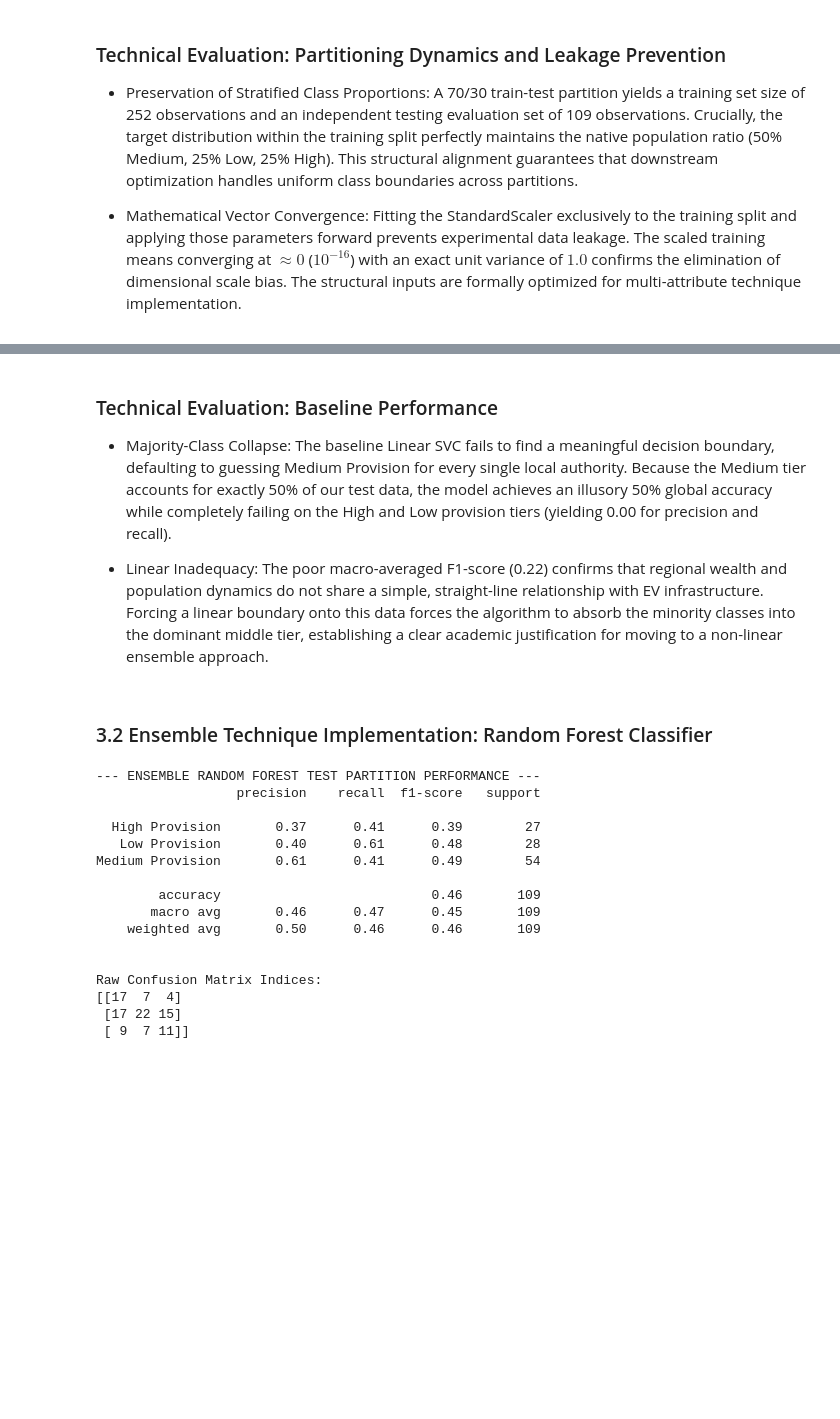
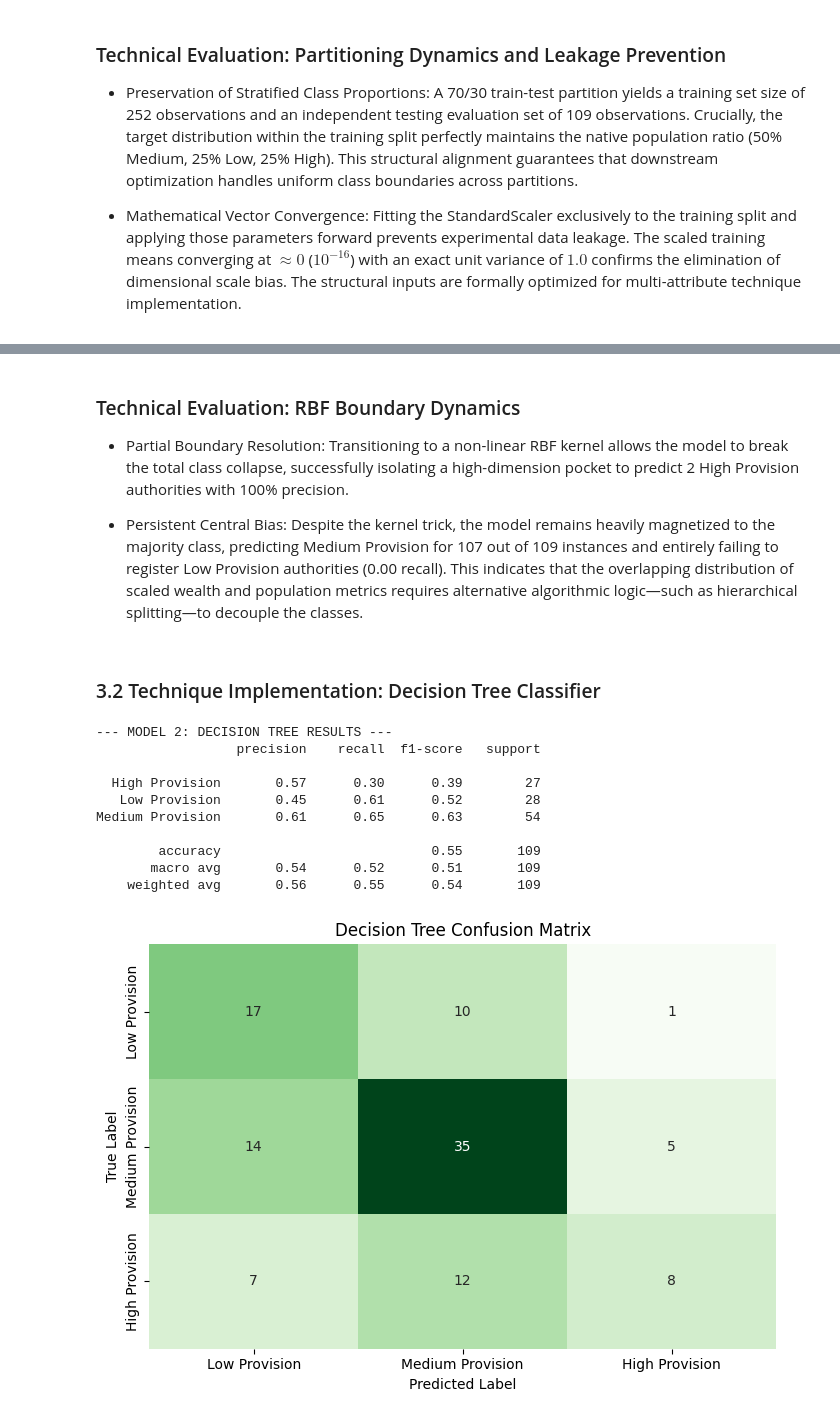
Before and after one commit to t3chE/uk-ev-infrastructure-classification, a Jupyter notebook: 2418010_A3_Notebook.ipynb, the cells around one changed output, grey strips where cells are left out. Drawn from its saved outputs; the diff is of its cells as text; code cells hidden in the pictures; blank space fills up the shorter version.

```diff
--- a/2418010_A3_Notebook.ipynb
+++ b/2418010_A3_Notebook.ipynb
@@ -439,51 +443,50 @@ Raw Confusion Matrix Indices:
 # %% [markdown]
-### Technical Evaluation: Baseline Performance
-* Majority-Class Collapse: The baseline Linear SVC fails to find a meaningful decision boundary, defaulting to guessing Medium Provision for every single local authority. Because the Medium tier accounts for exactly 50% of our test data, the model achieves an illusory 50% global accuracy while completely failing on the High and Low provision tiers (yielding 0.00 for precision and recall).
+### Technical Evaluation: RBF Boundary Dynamics
+* Partial Boundary Resolution: Transitioning to a non-linear RBF kernel allows the model to break the total class collapse, successfully isolating a high-dimension pocket to predict 2 High Provision authorities with 100% precision.
 
-* Linear Inadequacy: The poor macro-averaged F1-score (0.22) confirms that regional wealth and population dynamics do not share a simple, straight-line relationship with EV infrastructure. Forcing a linear boundary onto this data forces the algorithm to absorb the minority classes into the dominant middle tier, establishing a clear academic justification for moving to a non-linear ensemble approach.
+* Persistent Central Bias: Despite the kernel trick, the model remains heavily magnetized to the majority class, predicting Medium Provision for 107 out of 109 instances and entirely failing to register Low Provision authorities (0.00 recall). This indicates that the overlapping distribution of scaled wealth and population metrics requires alternative algorithmic logic—such as hierarchical splitting—to decouple the classes.
 # %% [markdown]
-### 3.2 Ensemble Technique Implementation: Random Forest Classifier
+### 3.2 Technique Implementation: Decision Tree Classifier
 # %%
-from sklearn.ensemble import RandomForestClassifier
+import matplotlib.pyplot as plt
+import seaborn as sns
+from sklearn.tree import DecisionTreeClassifier
 from sklearn.metrics import classification_report, confusion_matrix
 
-# 1. Initialize the Ensemble Random Forest Classifier
-# We set max_depth to control overfitting on our smaller regional dataset
-ensemble_rf = RandomForestClassifier(
-    n_estimators=100,
-    max_depth=5,
-    random_state=42,
-    class_weight='balanced'
-)
+# Instantiate the Decision Tree using the course-specified max_depth to control overfitting
+tree_model = DecisionTreeClassifier(max_depth=4, random_state=42)
 
-# 2. Train the ensemble model using the scaled training features
-ensemble_rf.fit(X_train_scaled, y_train)
+# Fit the model using the training data (Decision Trees don't strictly require scaling, but using the same split maintains consistency)
+tree_model.fit(X_train_scaled, y_train)
 
-# 3. Generate predictions across the test partition
-y_pred_rf = ensemble_rf.predict(X_test_scaled)
+# Generate predictions across the independent test partition
+tree_preds = tree_model.predict(X_test_scaled)
 
-# 4. Output the performance metrics to evaluate the ensemble's capacity
-print("--- ENSEMBLE RANDOM FOREST TEST PARTITION PERFORMANCE ---")
-# Using zero_division=0 to keep our output completely clean and professional
-print(classification_report(y_test, y_pred_rf, zero_division=0))
+# Output the classification report
+print("--- MODEL 2: DECISION TREE RESULTS ---")
+print(classification_report(y_test, tree_preds, zero_division=0))
 
-print("\nRaw Confusion Matrix Indices:")
-print(confusion_matrix(y_test, y_pred_rf, labels=['Low Provision', 'Medium Provision', 'High Provision']))
+# Visualize the Confusion Matrix using a clean Seaborn Heatmap
+plt.figure(figsize=(7, 5))
+classes = ['Low Provision', 'Medium Provision', 'High Provision']
+cm_tree = confusion_matrix(y_test, tree_preds, labels=classes)
+
+sns.heatmap(cm_tree, annot=True, fmt='d', cmap='Greens', xticklabels=classes, yticklabels=classes, cbar=False)
+plt.title("Decision Tree Confusion Matrix")
+plt.xlabel("Predicted Label")
+plt.ylabel("True Label")
+plt.tight_layout()
+plt.show()
 # %% [output]
---- ENSEMBLE RANDOM FOREST TEST PARTITION PERFORMANCE ---
+--- MODEL 2: DECISION TREE RESULTS ---
                   precision    recall  f1-score   support
 
-  High Provision       0.37      0.41      0.39        27
-   Low Provision       0.40      0.61      0.48        28
-Medium Provision       0.61      0.41      0.49        54
+  High Provision       0.57      0.30      0.39        27
+   Low Provision       0.45      0.61      0.52        28
+Medium Provision       0.61      0.65      0.63        54
 
-        accuracy                           0.46       109
-       macro avg       0.46      0.47      0.45       109
-    weighted avg       0.50      0.46      0.46       109
-
-
-Raw Confusion Matrix Indices:
-[[17  7  4]
- [17 22 15]
- [ 9  7 11]]
+        accuracy                           0.55       109
+       macro avg       0.54      0.52      0.51       109
+    weighted avg       0.56      0.55      0.54       109
+[figure, added]
 # %% [markdown]
```
Also changed, not shown: parts of 10 cells of this notebook.
